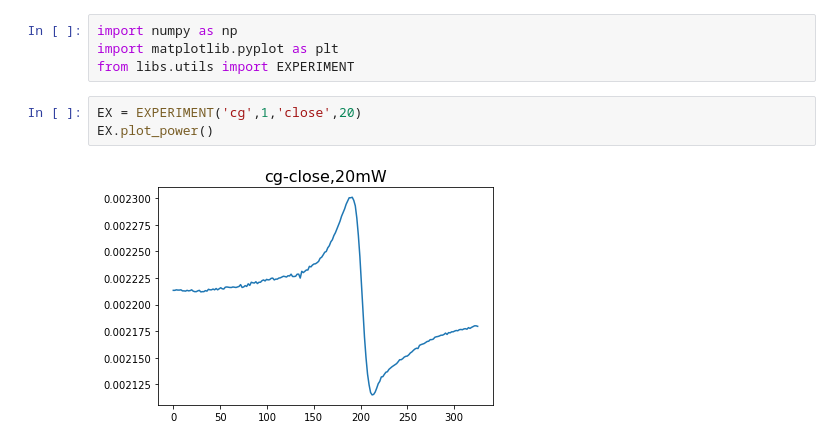
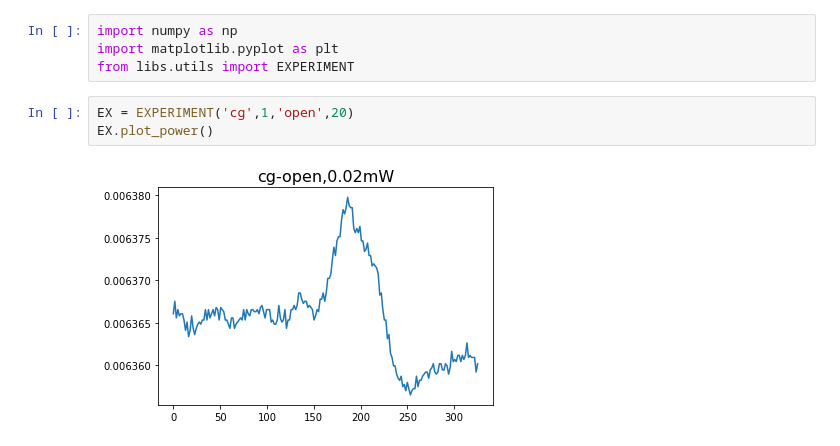
Before and after one commit to LeanderReascos/Photonics_II, a Jupyter notebook: PL1/visualization.ipynb, the cells around one changed output. Saved outputs shown, nothing was run; the diff lists cells and outputs as text.

```diff
--- a/PL1/visualization.ipynb
+++ b/PL1/visualization.ipynb
@@ -3,7 +3,7 @@ import numpy as np
 import matplotlib.pyplot as plt
 from libs.utils import EXPERIMENT
 # %%
-EX = EXPERIMENT('cg',1,'close',20)
+EX = EXPERIMENT('cg',1,'open',20)
 EX.plot_power()
 # %% [output]
-[figure, old version]
+[figure, new version]
```
Also changed, not shown: parts of 2 cells of this notebook, 1 other file.
